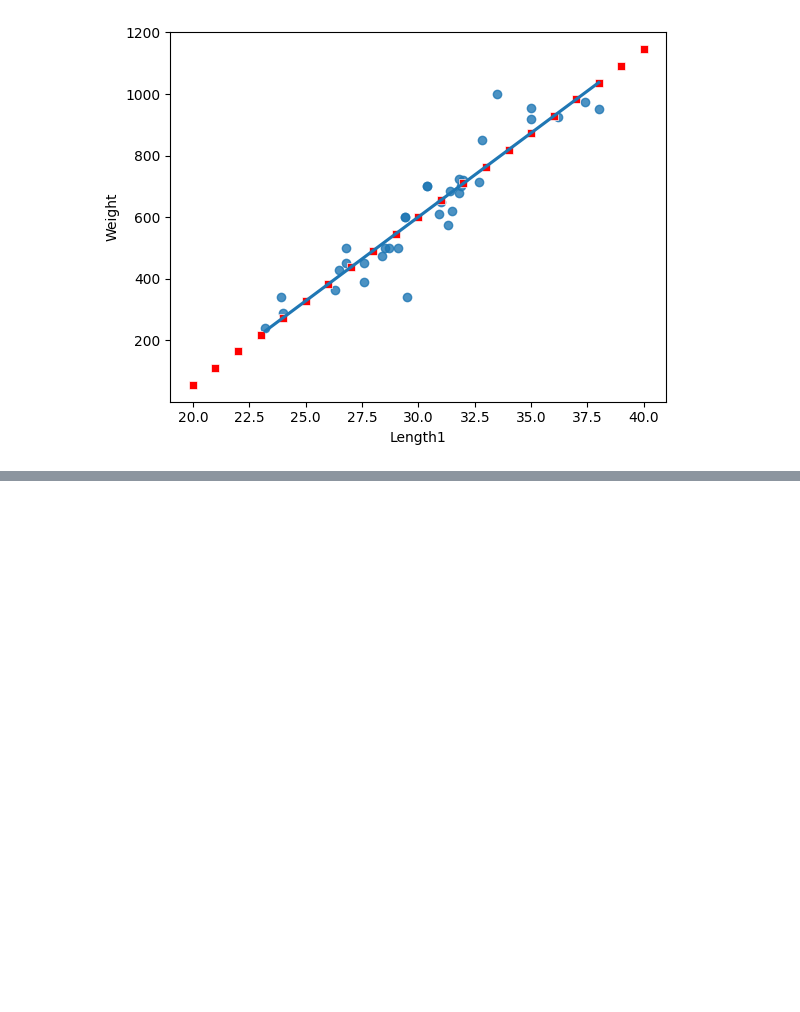
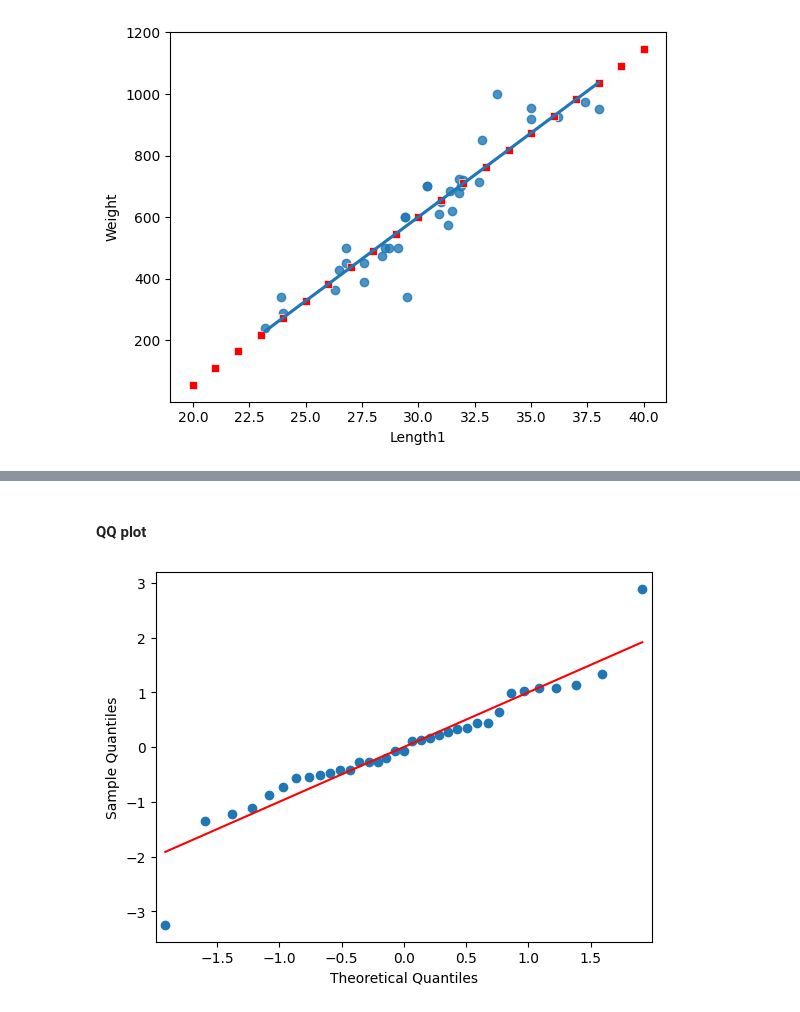
Before and after one commit to HABUDANHAYABK/Associate-Data-Scientist-in-Python, a Jupyter notebook: Introduction_to_Regression/Logistic_Regression/notebook.ipynb, the cells around one changed output, grey strips where cells are left out. Cells and saved outputs as stored; diff of their text form; code cells hidden in the pictures; blank space fills up the shorter version.

```diff
--- a/Introduction_to_Regression/Logistic_Regression/notebook.ipynb
+++ b/Introduction_to_Regression/Logistic_Regression/notebook.ipynb
@@ -260,0 +299,10 @@ plt.show()
+# %% [markdown]
+#### QQ plot
+# %%
+import statsmodels.api as sm
+
+sm.qqplot(data=mdl_weight_vs_length.resid, fit=True, line='s')
+
+plt.show()
+# %% [output]
+[figure, added]
```
Also changed, not shown: parts of 11 cells of this notebook.
